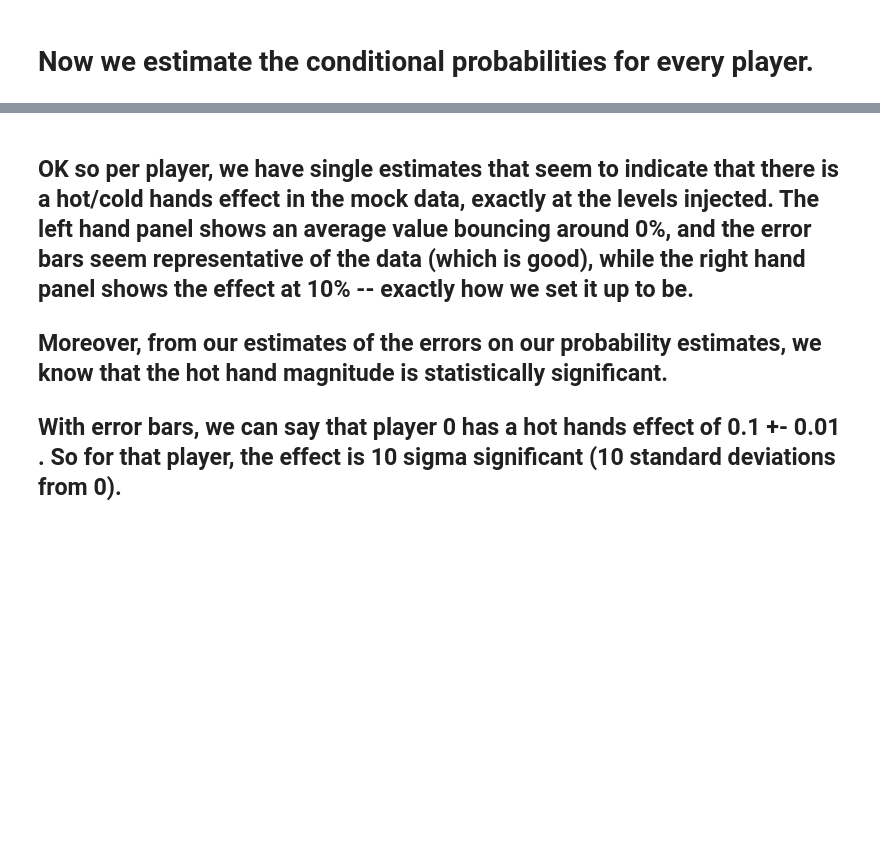
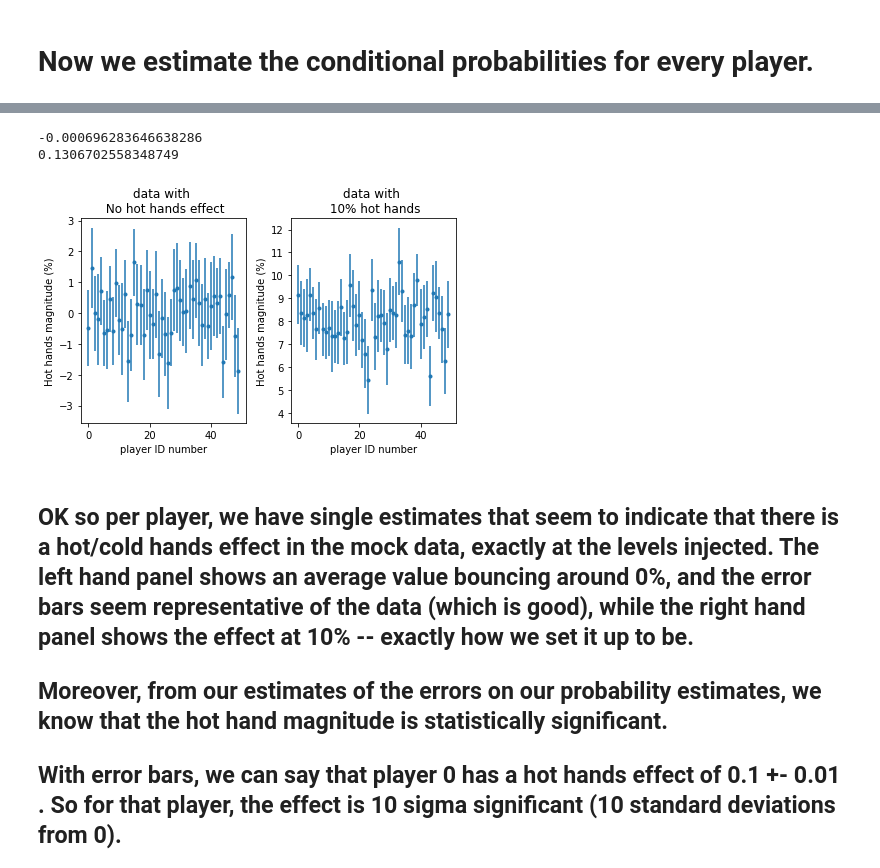
Before and after one commit to gmbrandt/datascience, a Jupyter notebook: hothandstennis/hot_hands_analysis_mockdata.ipynb, the cells around one changed output, grey strips where cells are left out. Cells and saved outputs as stored; diff of their text form; code cells hidden in the pictures; blank space fills up the shorter version.

```diff
--- a/hothandstennis/hot_hands_analysis_mockdata.ipynb
+++ b/hothandstennis/hot_hands_analysis_mockdata.ipynb
@@ -208,3 +194,21 @@ plt.show()
+# %%
+fig, axes = plt.subplots(1, 2)
+for i, case, label in zip([0, 1], [case0_statistics, case0p1_statistics], ['data with \n No hot hands effect', 'data with \n 10% hot hands']):
+    axes[i].set_title(label)
+    axes[i].errorbar(case['player_id'], 100*(case['pglg'] - case['pglf']),
+                     yerr=100*np.sqrt(case['e_pglf']**2 + case['e_pglg']**2), # have to add the errors in quadrature.
+                                  marker='o',
+                     markersize=3, ls='none')
+    axes[i].set_ylabel('Hot hands magnitude (%)')
+    axes[i].set_xlabel('player ID number')
+    print(np.mean(case['pg'] - case['pf']))
+
+plt.tight_layout()
+plt.show()
+# %% [output]
+-0.000696283646638286
+0.1306702558348749
+[figure, added]
 # %% [markdown]
 ## OK so per player, we have single estimates that seem to indicate that there is a hot/cold hands effect in the mock data, exactly at the levels injected. The left hand panel shows an average value bouncing around 0%, and the error bars seem representative of the data (which is good), while the right hand panel shows the effect at 10% -- exactly how we set it up to be.
 
```
Also changed, not shown: parts of 28 cells of this notebook, 1 other file.
